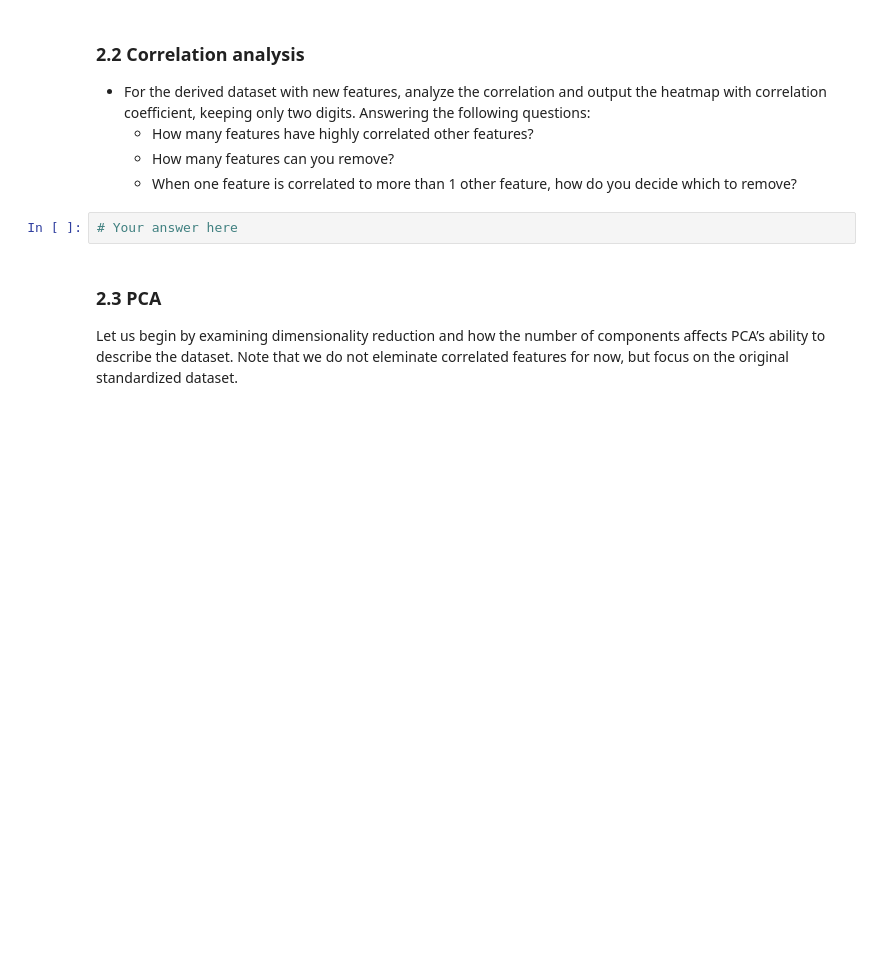
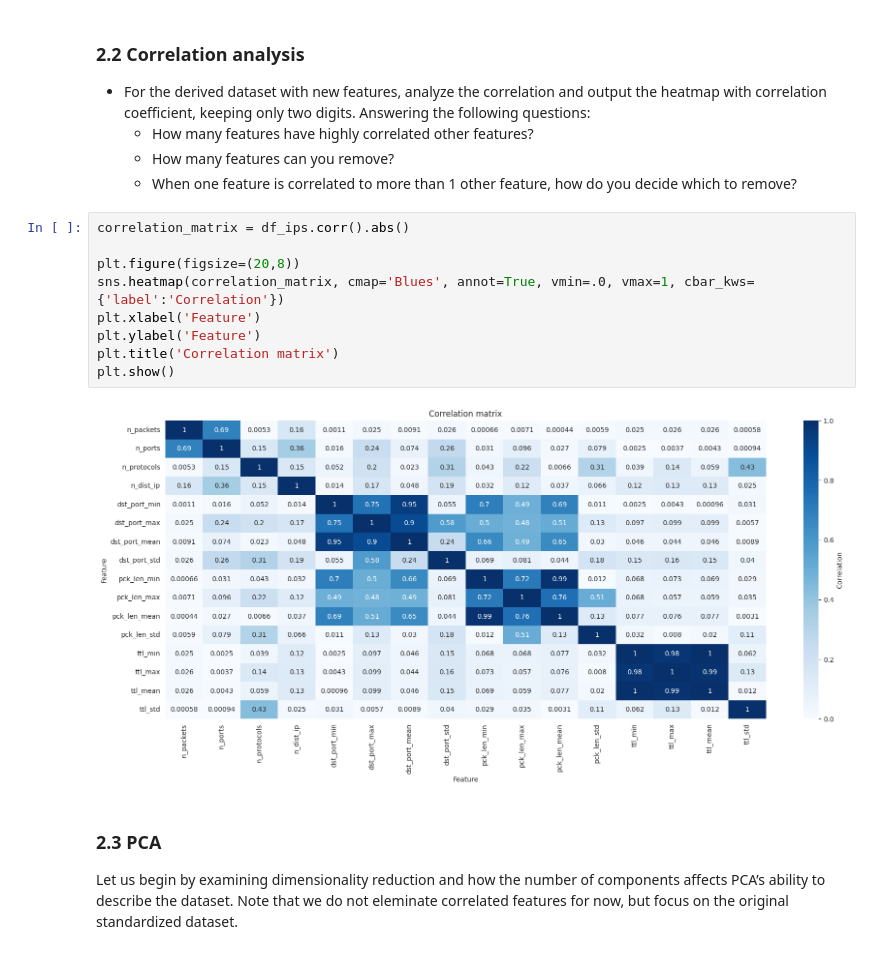
Before and after one commit to eferollo/ML4N, a Jupyter notebook: Labs/LAB5/lab_5.ipynb, the cells around one changed output. Saved outputs shown, nothing was run; the diff lists cells and outputs as text; blank space fills up the shorter version.

```diff
--- a/Labs/LAB5/lab_5.ipynb
+++ b/Labs/LAB5/lab_5.ipynb
@@ -298,7 +288,16 @@ ip_selected
     - How many features can you remove?
     - When one feature is correlated to more than 1 other feature, how do you decide which to remove?
 # %%
-# Your answer here
+correlation_matrix = df_ips.corr().abs()
+
+plt.figure(figsize=(20,8))
+sns.heatmap(correlation_matrix, cmap='Blues', annot=True, vmin=.0, vmax=1, cbar_kws={'label':'Correlation'})
+plt.xlabel('Feature')
+plt.ylabel('Feature')
+plt.title('Correlation matrix')
+plt.show()
+# %% [output]
+[figure, added]
 # %% [markdown]
 ### 2.3 PCA
 Let us begin by examining dimensionality reduction and how the number of components affects PCA’s ability to describe the dataset. Note that we do not eleminate correlated features for now, but focus on the original standardized dataset.
```
Also changed, not shown: parts of 8 cells of this notebook.
